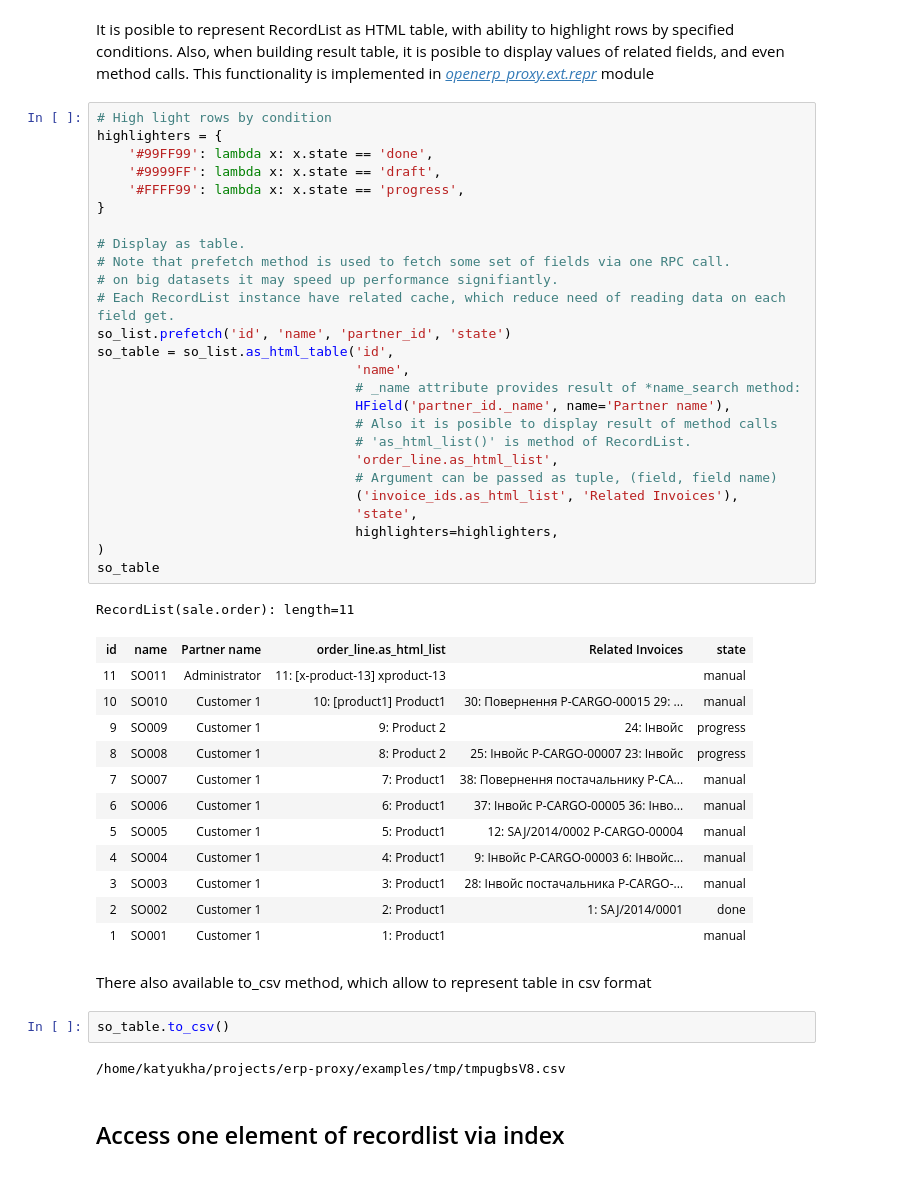
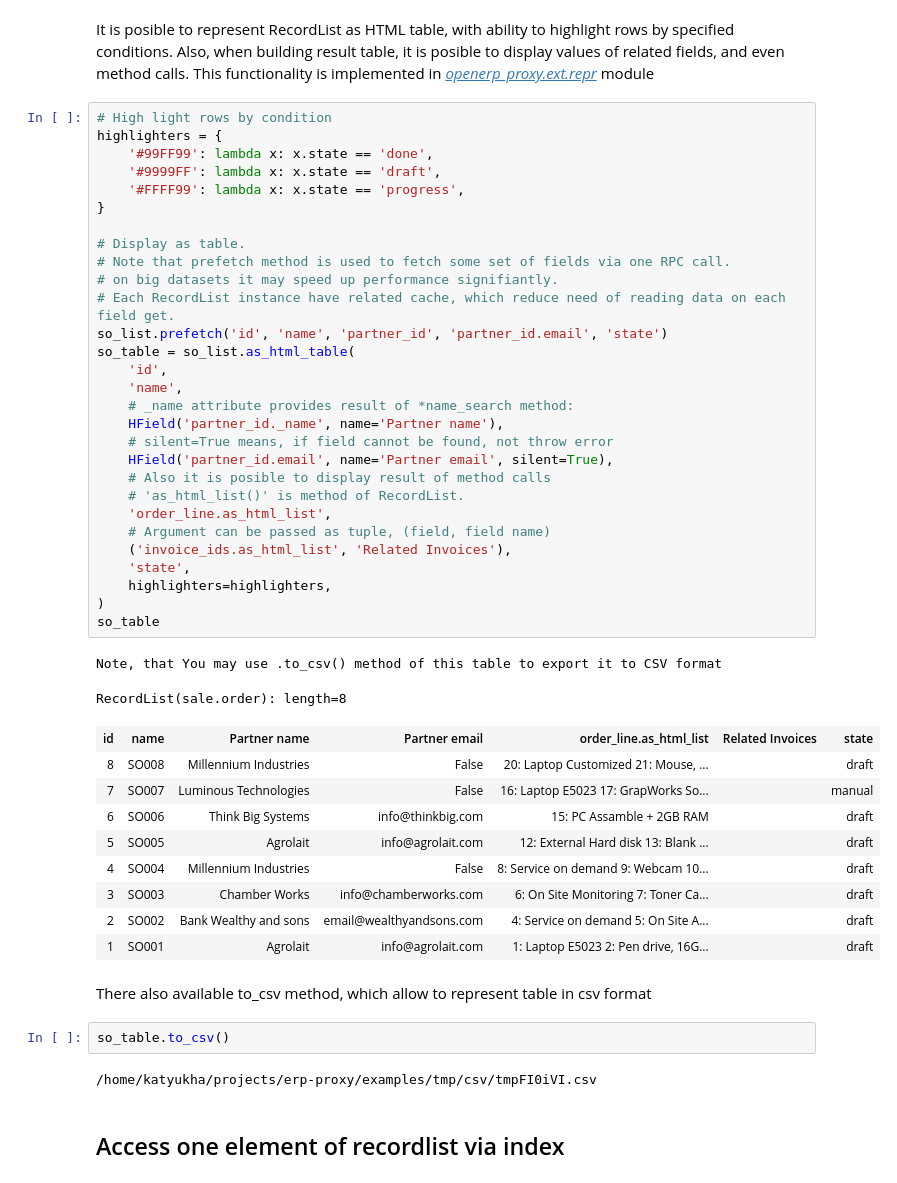
Before and after one commit to katyukha/odoo-rpc-client, a Jupyter notebook: examples/Examples & HTML tests.ipynb, the cells around one changed output. Saved outputs shown, nothing was run; the diff lists cells and outputs as text.

```diff
--- a/examples/Examples & HTML tests.ipynb
+++ b/examples/Examples & HTML tests.ipynb
@@ -168,49 +264,50 @@ Also, when building result table, it is posible to display values of related fie
 # %%
 # High light rows by condition
 highlighters = {
     '#99FF99': lambda x: x.state == 'done',
     '#9999FF': lambda x: x.state == 'draft',
     '#FFFF99': lambda x: x.state == 'progress',
 }
 
 # Display as table.
 # Note that prefetch method is used to fetch some set of fields via one RPC call.
 # on big datasets it may speed up performance signifiantly.
 # Each RecordList instance have related cache, which reduce need of reading data on each field get.
-so_list.prefetch('id', 'name', 'partner_id', 'state')
-so_table = so_list.as_html_table('id',
-                                 'name',
-                                 # _name attribute provides result of *name_search method:
-                                 HField('partner_id._name', name='Partner name'),
-                                 # Also it is posible to display result of method calls
-                                 # 'as_html_list()' is method of RecordList.
-                                 'order_line.as_html_list',
-                                 # Argument can be passed as tuple, (field, field name)
-                                 ('invoice_ids.as_html_list', 'Related Invoices'),
-                                 'state',
-                                 highlighters=highlighters,
+so_list.prefetch('id', 'name', 'partner_id', 'partner_id.email', 'state')
+so_table = so_list.as_html_table(
+    'id',
+    'name',
+    # _name attribute provides result of *name_search method:
+    HField('partner_id._name', name='Partner name'),
+    # silent=True means, if field cannot be found, not throw error
+    HField('partner_id.email', name='Partner email', silent=True),
+    # Also it is posible to display result of method calls
+    # 'as_html_list()' is method of RecordList.
+    'order_line.as_html_list',
+    # Argument can be passed as tuple, (field, field name)
+    ('invoice_ids.as_html_list', 'Related Invoices'),
+    'state',
+    highlighters=highlighters,
 )
 so_table
 # %% [output]
-RecordList(sale.order): length=11
+Note, that You may use .to_csv() method of this table to export it to CSV format
+RecordList(sale.order): length=8
-| id | name | Partner name | order_line.as_html_list | Related Invoices | state |
-| 11 | SO011 | Administrator | 11: [x-product-13] xproduct-13 |  | manual |
-| 10 | SO010 | Customer 1 | 10: [product1] Product1 | 30: Повернення P-CARGO-00015 29: ... | manual |
-| 9 | SO009 | Customer 1 | 9: Product 2 | 24: Інвойс | progress |
-| 8 | SO008 | Customer 1 | 8: Product 2 | 25: Інвойс P-CARGO-00007 23: Інвойс | progress |
-| 7 | SO007 | Customer 1 | 7: Product1 | 38: Повернення постачальнику P-CA... | manual |
-| 6 | SO006 | Customer 1 | 6: Product1 | 37: Інвойс P-CARGO-00005 36: Інво... | manual |
-| 5 | SO005 | Customer 1 | 5: Product1 | 12: SAJ/2014/0002 P-CARGO-00004 | manual |
-| 4 | SO004 | Customer 1 | 4: Product1 | 9: Інвойс P-CARGO-00003 6: Інвойс... | manual |
-| 3 | SO003 | Customer 1 | 3: Product1 | 28: Інвойс постачальника P-CARGO-... | manual |
-| 2 | SO002 | Customer 1 | 2: Product1 | 1: SAJ/2014/0001 | done |
-| 1 | SO001 | Customer 1 | 1: Product1 |  | manual |
+| id | name | Partner name | Partner email | order_line.as_html_list | Related Invoices | state |
+| 8 | SO008 | Millennium Industries | False | 20: Laptop Customized 21: Mouse, ... |  | draft |
+| 7 | SO007 | Luminous Technologies | False | 16: Laptop E5023 17: GrapWorks So... |  | manual |
+| 6 | SO006 | Think Big Systems | info@thinkbig.com | 15: PC Assamble + 2GB RAM |  | draft |
+| 5 | SO005 | Agrolait | info@agrolait.com | 12: External Hard disk 13: Blank ... |  | draft |
+| 4 | SO004 | Millennium Industries | False | 8: Service on demand 9: Webcam 10... |  | draft |
+| 3 | SO003 | Chamber Works | info@chamberworks.com | 6: On Site Monitoring 7: Toner Ca... |  | draft |
+| 2 | SO002 | Bank Wealthy and sons | email@wealthyandsons.com | 4: Service on demand 5: On Site A... |  | draft |
+| 1 | SO001 | Agrolait | info@agrolait.com | 1: Laptop E5023 2: Pen drive, 16G... |  | draft |
 # %% [markdown]
 There also available to_csv method, which allow to represent table in csv format
 # %%
 so_table.to_csv()
 # %% [output]
-/home/katyukha/projects/erp-proxy/examples/tmp/tmpugbsV8.csv
+/home/katyukha/projects/erp-proxy/examples/tmp/csv/tmpFI0iVI.csv
 # %% [markdown]
 ## Access one element of recordlist via index
 # %%
```
Also changed, not shown: parts of 33 cells of this notebook, 12 other files.
